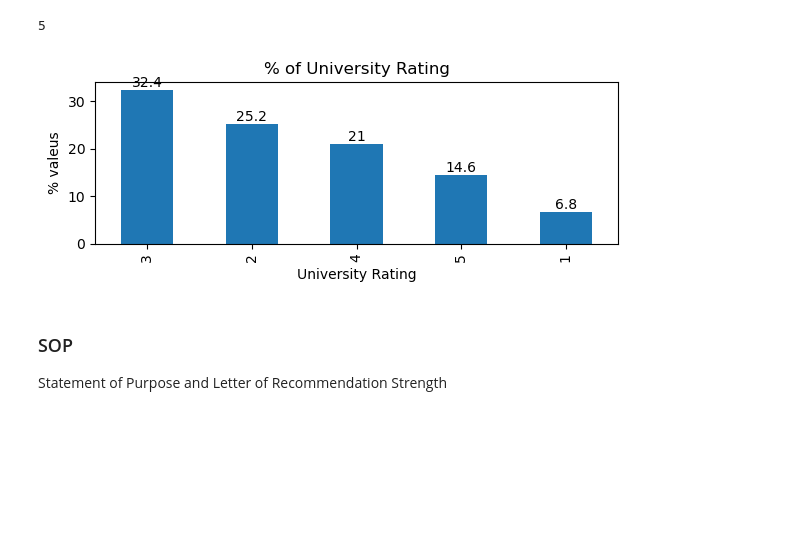
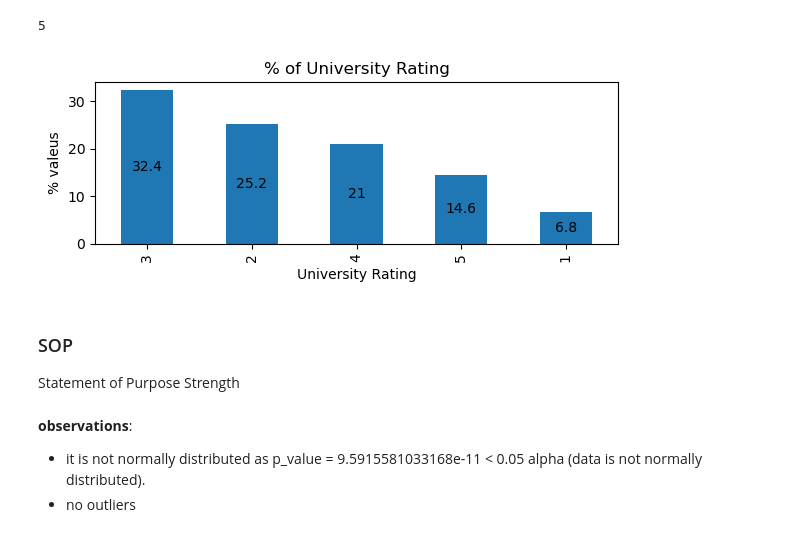
Before and after one commit to UpendraSinghRathore85/ML-Projects-Python, a Jupyter notebook: LinearRegression/Bussiness Case - Jamboree Education.ipynb, the cells around one changed output. Drawn from its saved outputs; the diff is of its cells as text; code cells hidden in the pictures; blank space fills up the shorter version.

```diff
--- a/LinearRegression/Bussiness Case - Jamboree Education.ipynb
+++ b/LinearRegression/Bussiness Case - Jamboree Education.ipynb
@@ -115,14 +208,15 @@ df[feature].nunique()
 # %% [output]
 5
 # %%
+feature = 'University Rating'
 plt.figure(figsize=(6,2.5), tight_layout=True)
 ax = (df[feature].value_counts(normalize=True)*100).plot(kind='bar')
-ax.bar_label(ax.containers[0])
+ax.bar_label(ax.containers[0], label_type='center')
 plt.ylabel("% valeus")
 plt.title(f"% of {feature}")
 plt.show()
 # %% [output]
-[figure, old version]
+[figure, new version]
 # %% [markdown]
 ### SOP
-Statement of Purpose and Letter of Recommendation Strength
+Statement of Purpose Strength
@@ -131 +223,5 @@ feature = 'SOP'
+# %% [markdown]
+**observations**:
+- it is not normally distributed as p_value = 9.5915581033168e-11 < 0.05 alpha (data is not normally distributed).
+- no outliers
 # %%
```
Also changed, not shown: parts of 50 cells of this notebook.
